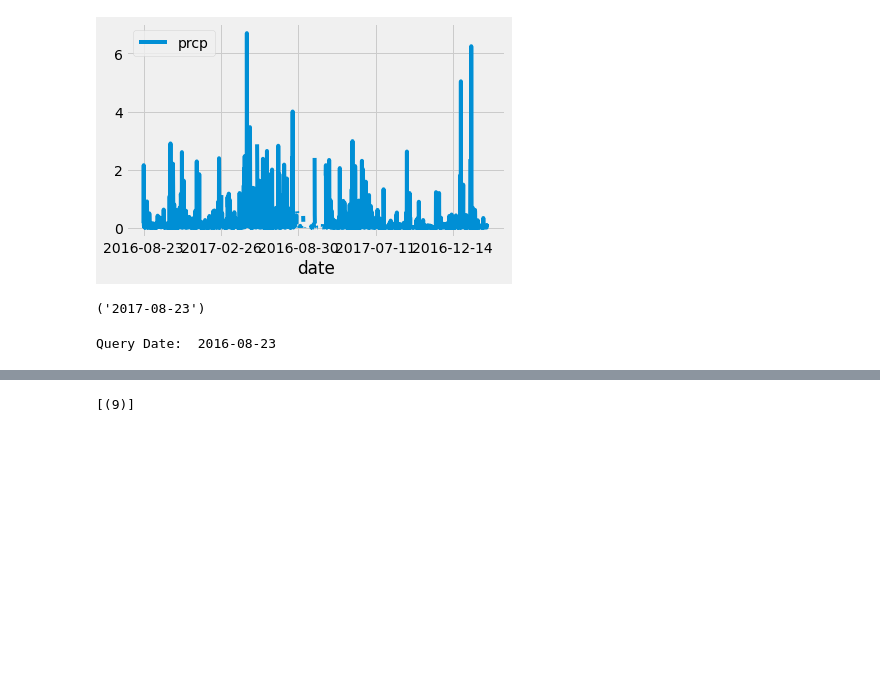
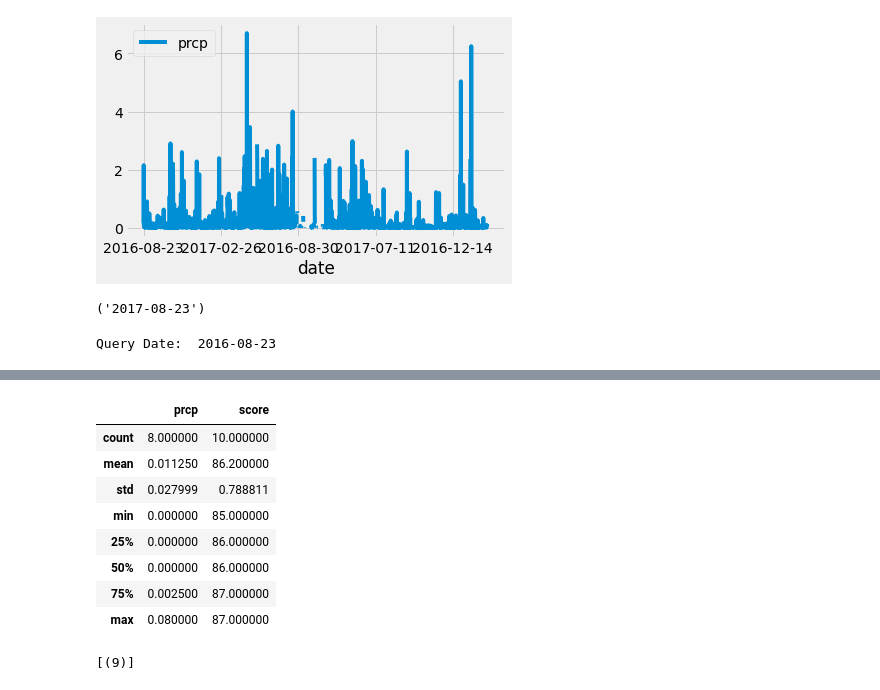
Before and after one commit to crawfordca/SQLAlchemy-Challenge, a Jupyter notebook: climate_starter.ipynb, the cells around one changed output, grey strips where cells are left out. Saved outputs shown, nothing was run; the diff lists cells and outputs as text; code cells hidden in the pictures; blank space fills up the shorter version.

```diff
--- a/climate_starter.ipynb
+++ b/climate_starter.ipynb
@@ -237,5 +248,17 @@ plt.show()
 # %%
 # Use Pandas to calcualte the summary statistics for the precipitation data
+
+df.describe()
+# %% [output]
+|  | prcp | score |
+| count | 8.000000 | 10.000000 |
+| mean | 0.011250 | 86.200000 |
+| std | 0.027999 | 0.788811 |
+| min | 0.000000 | 85.000000 |
+| 25% | 0.000000 | 86.000000 |
+| 50% | 0.000000 | 86.000000 |
+| 75% | 0.002500 | 87.000000 |
+| max | 0.080000 | 87.000000 |
 # %%
 # Design a query to show how many stations are available in this dataset?
 session.query(func.count(station.station)).all()
```
Also changed, not shown: parts of 12 cells of this notebook.
